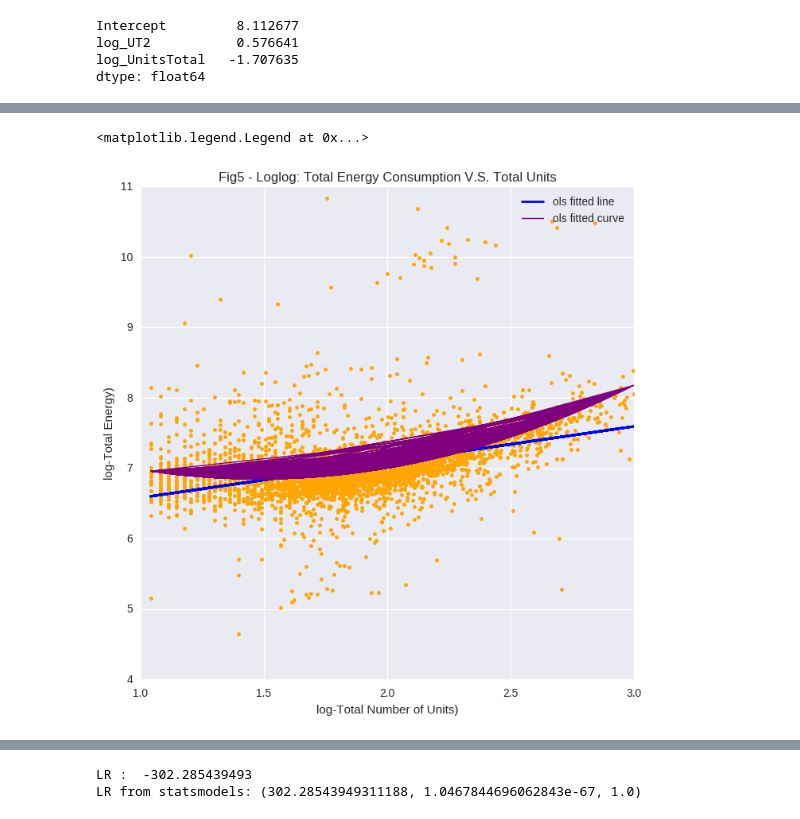
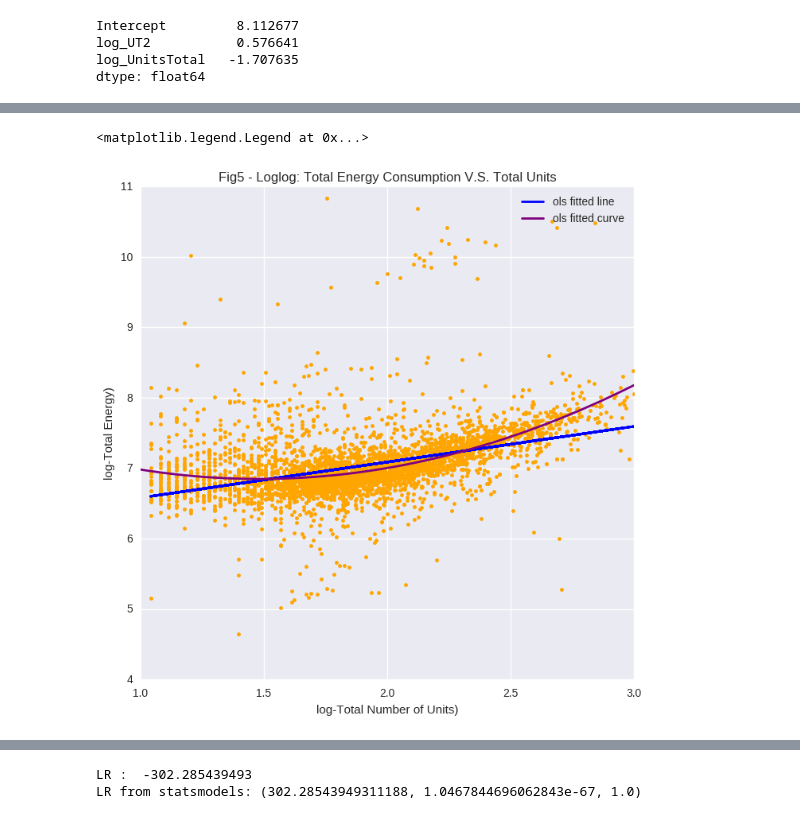
Before and after one commit to kayzhou22/PUI2016_zz1598, a Jupyter notebook: HW6_zz1598/HW6_1_zz1598.ipynb, the cells around one changed output, grey strips where cells are left out. Saved outputs shown, nothing was run; the diff lists cells and outputs as text; code cells hidden in the pictures.

```diff
--- a/HW6_zz1598/HW6_1_zz1598.ipynb
+++ b/HW6_zz1598/HW6_1_zz1598.ipynb
@@ -677,23 +672,33 @@ pl.plot (bblnrgdata_cut_lg['log_UnitsTotal'], Y_pred_log_nrg_poly)
+# %%
+c = lm_lgEU_poly.params[0]
+b = lm_lgEU_poly.params[2]
+a = lm_lgEU_poly.params[1]  #poly
+
+x_fit = np.linspace(1,3,100)
+y_fit = a*xxx**2  + b*xxx + c
 # %%
 fig = pl.figure(figsize=(8,8))
 
 # plot observation points
 pl.plot(bblnrgdata_cut_lg['log_UnitsTotal'], bblnrgdata_cut_lg['log_total_energy'], '.', c='orange', label='')
 
 # plot prediction line
 pl.plot(bblnrgdata_cut_lg['log_UnitsTotal'], bblnrgdata_cut_lg['Y_pred_log_nrg'], c='b', linewidth=2,label="ols fitted line")
 
 # plot prediction curve
-pl.plot(bblnrgdata_cut_lg['log_UnitsTotal'],lm_lgEU_poly.predict() , c='purple', linewidth=1,label="ols fitted curve")
-#bblnrgdata_cut_lg['Y_pred_log_nrg_poly']
+pl.plot(x_fit, y_fit, c='purple', linewidth=2,label="ols fitted curve")
+
+# not sure why
+# #xxx = bblnrgdata_cut_lg['log_UnitsTotal']
+#yyy = bblnrgdata_cut_lg['Y_pred_log_nrg_poly']bblnrgdata_cut_lg['Y_pred_log_nrg_poly']
 
 pl.ylim(4,11)
 pl.xlim(1,3)
 
 pl.title('Fig5 - Loglog: Total Energy Consumption V.S. Total Units')
 pl.xlabel("log-Total Number of Units)")
 pl.ylabel("log-Total Energy)")
 pl.legend()
 # %% [output]
 <matplotlib.legend.Legend at 0x...>
-[figure, old version]
+[figure, new version]
```
Also changed, not shown: parts of 23 cells of this notebook, 1 other file.
